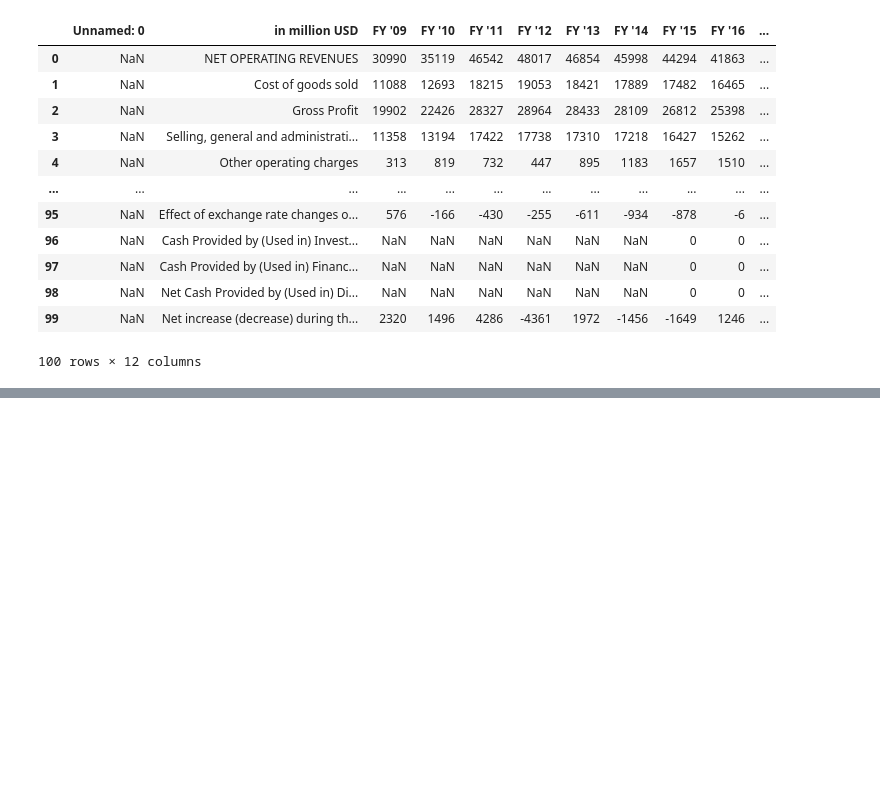
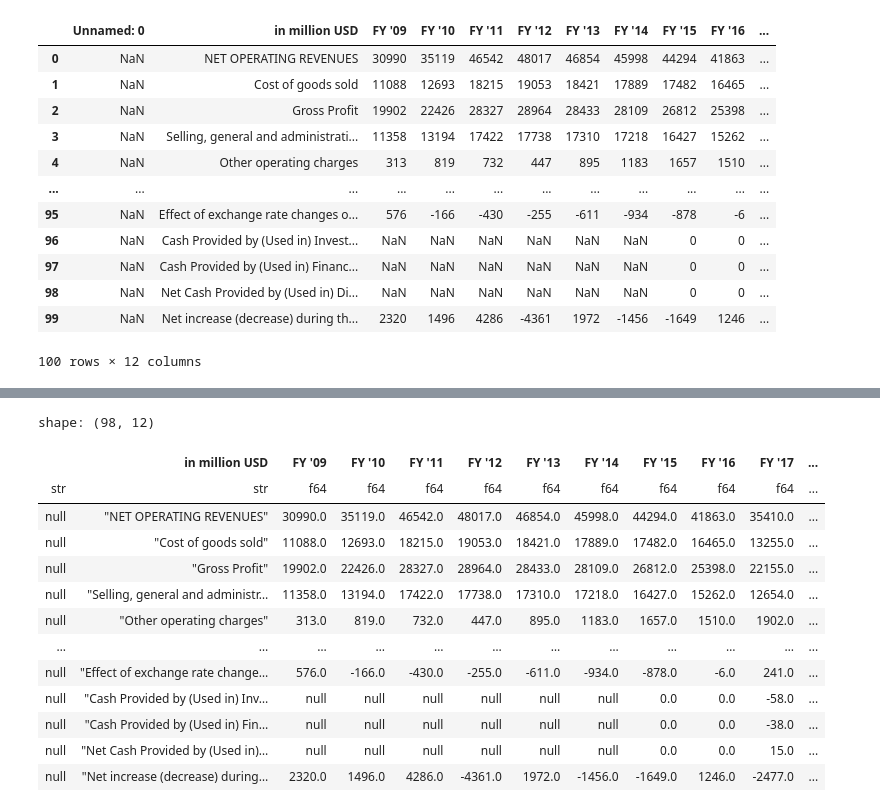
Before and after one commit to JuanAlMora/curso-codigofacilito-python-procesos-etl-modernos, a Jupyter notebook: Extraccion/Extraccion_Archivos_Planos.ipynb, the cells around one changed output, grey strips where cells are left out. Cells and saved outputs as stored; diff of their text form; code cells hidden in the pictures; blank space fills up the shorter version.

```diff
--- a/Extraccion/Extraccion_Archivos_Planos.ipynb
+++ b/Extraccion/Extraccion_Archivos_Planos.ipynb
@@ -139,0 +280,25 @@ pd.read_excel(
+# %%
+pl.read_excel(
+    os.path.join(path_data, 'data.xlsx'),
+    engine= 'xlsx2csv',
+    read_options= {'skip_rows': 3, 'ignore_errors': True},
+    schema_overrides = {
+        **{'in million USD' : pl.String,"FY '09" : pl.Float64},
+        **{f"FY '{year}": pl.Float64 for year in range(10, 19)}
+        }
+    )
+# %% [output]
+shape: (98, 12)
+|  | in million USD | FY '09 | FY '10 | FY '11 | FY '12 | FY '13 | FY '14 | FY '15 | FY '16 | FY '17 | ... |
+| str | str | f64 | f64 | f64 | f64 | f64 | f64 | f64 | f64 | f64 | ... |
+| null | "NET OPERATING REVENUES" | 30990.0 | 35119.0 | 46542.0 | 48017.0 | 46854.0 | 45998.0 | 44294.0 | 41863.0 | 35410.0 | ... |
+| null | "Cost of goods sold" | 11088.0 | 12693.0 | 18215.0 | 19053.0 | 18421.0 | 17889.0 | 17482.0 | 16465.0 | 13255.0 | ... |
+| null | "Gross Profit" | 19902.0 | 22426.0 | 28327.0 | 28964.0 | 28433.0 | 28109.0 | 26812.0 | 25398.0 | 22155.0 | ... |
+| null | "Selling, general and administr… | 11358.0 | 13194.0 | 17422.0 | 17738.0 | 17310.0 | 17218.0 | 16427.0 | 15262.0 | 12654.0 | ... |
+| null | "Other operating charges" | 313.0 | 819.0 | 732.0 | 447.0 | 895.0 | 1183.0 | 1657.0 | 1510.0 | 1902.0 | ... |
+| … | … | … | … | … | … | … | … | … | … | … | ... |
+| null | "Effect of exchange rate change… | 576.0 | -166.0 | -430.0 | -255.0 | -611.0 | -934.0 | -878.0 | -6.0 | 241.0 | ... |
+| null | "Cash Provided by (Used in) Inv… | null | null | null | null | null | null | 0.0 | 0.0 | -58.0 | ... |
+| null | "Cash Provided by (Used in) Fin… | null | null | null | null | null | null | 0.0 | 0.0 | -38.0 | ... |
+| null | "Net Cash Provided by (Used in)… | null | null | null | null | null | null | 0.0 | 0.0 | 15.0 | ... |
+| null | "Net increase (decrease) during… | 2320.0 | 1496.0 | 4286.0 | -4361.0 | 1972.0 | -1456.0 | -1649.0 | 1246.0 | -2477.0 | ... |
```
Also changed, not shown: parts of 15 cells of this notebook.
